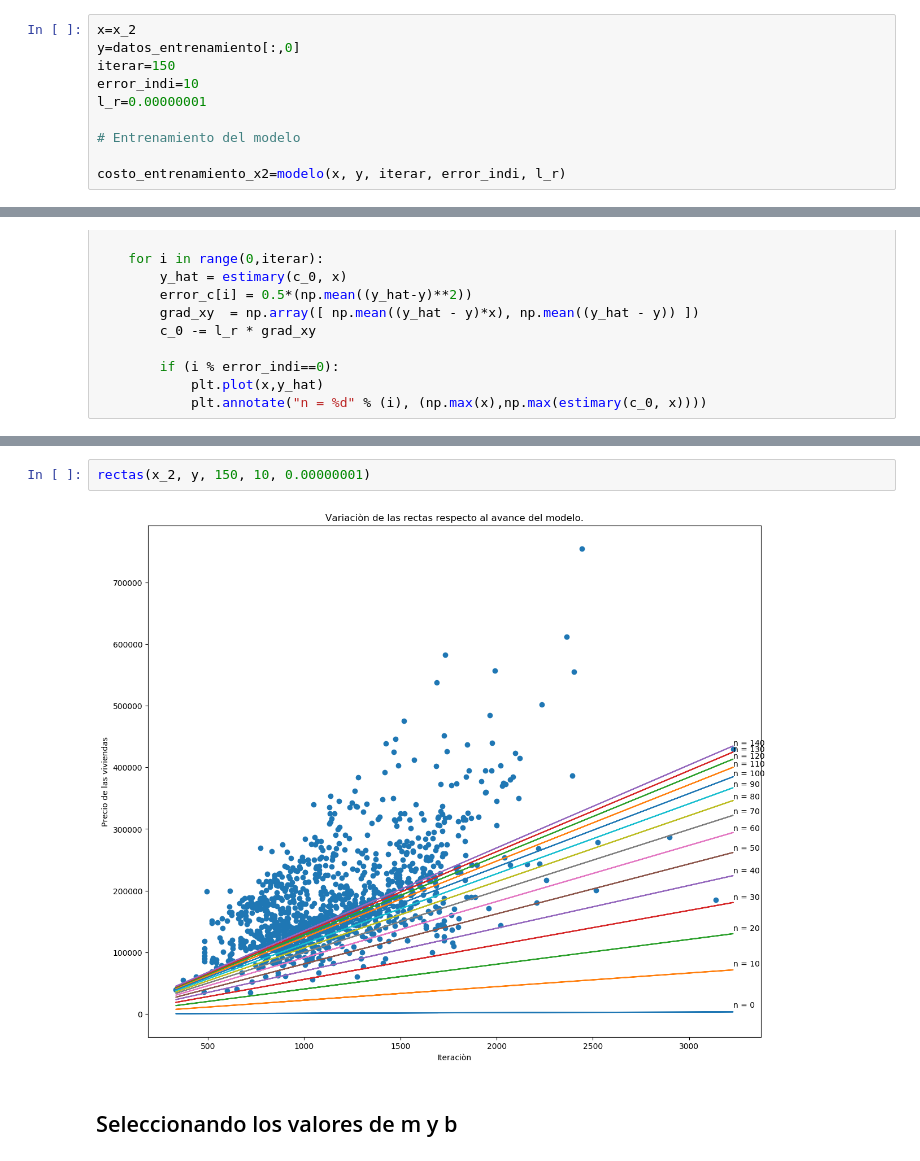
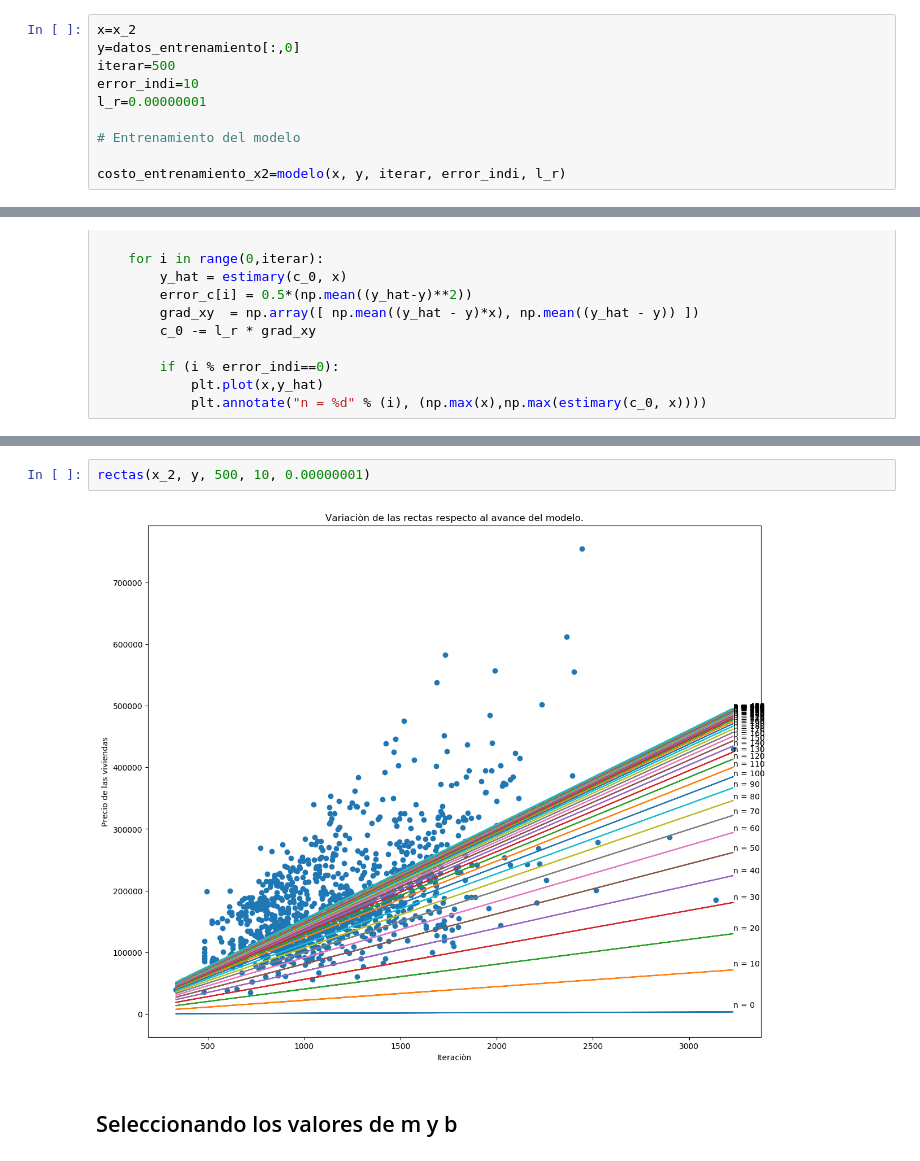
Before and after one commit to hebertoalegre/Ciencia-de-data-curso-de-python-, a Jupyter notebook: Untitled.ipynb, the cells around one changed output, grey strips where cells are left out. Saved outputs shown, nothing was run; the diff lists cells and outputs as text.

```diff
--- a/Untitled.ipynb
+++ b/Untitled.ipynb
@@ -165,7 +167,7 @@ costo_entrenamiento_x1=modelo(x, y, iterar, error_indi, l_r)
 # %%
 x=x_2
 y=datos_entrenamiento[:,0]
-iterar=150
+iterar=500
 error_indi=10
 l_r=0.00000001
 
@@ -235,7 +239,7 @@ rectas(x_1, y, 150, 10, 0.0005)
 # %%
-rectas(x_2, y, 150, 10, 0.00000001)
+rectas(x_2, y, 500, 10, 0.00000001)
 # %% [output]
-[figure, old version]
+[figure, new version]
 # %% [markdown]
 ## Seleccionando los valores de m y b
 # %%
```
Also changed, not shown: parts of 11 cells of this notebook.
